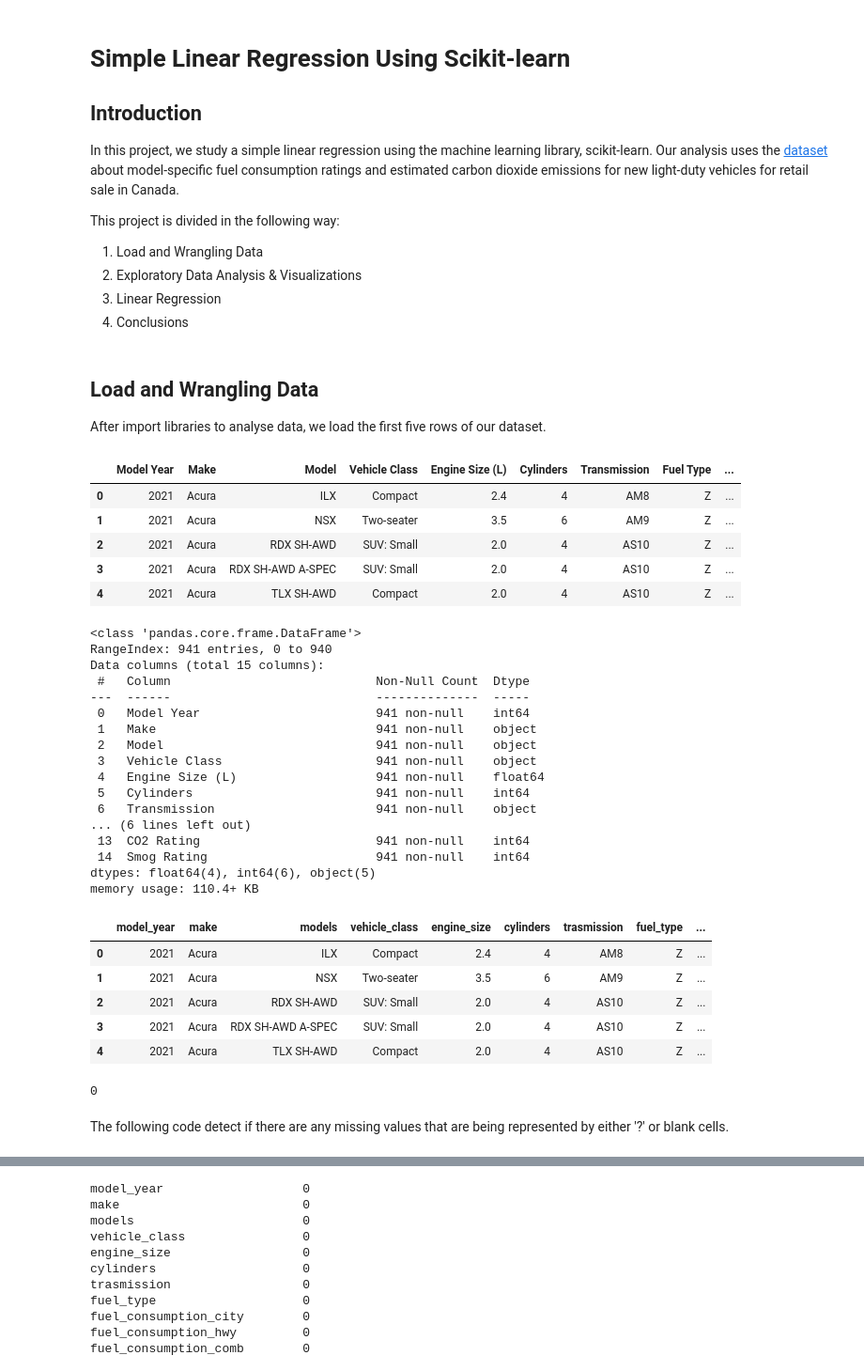
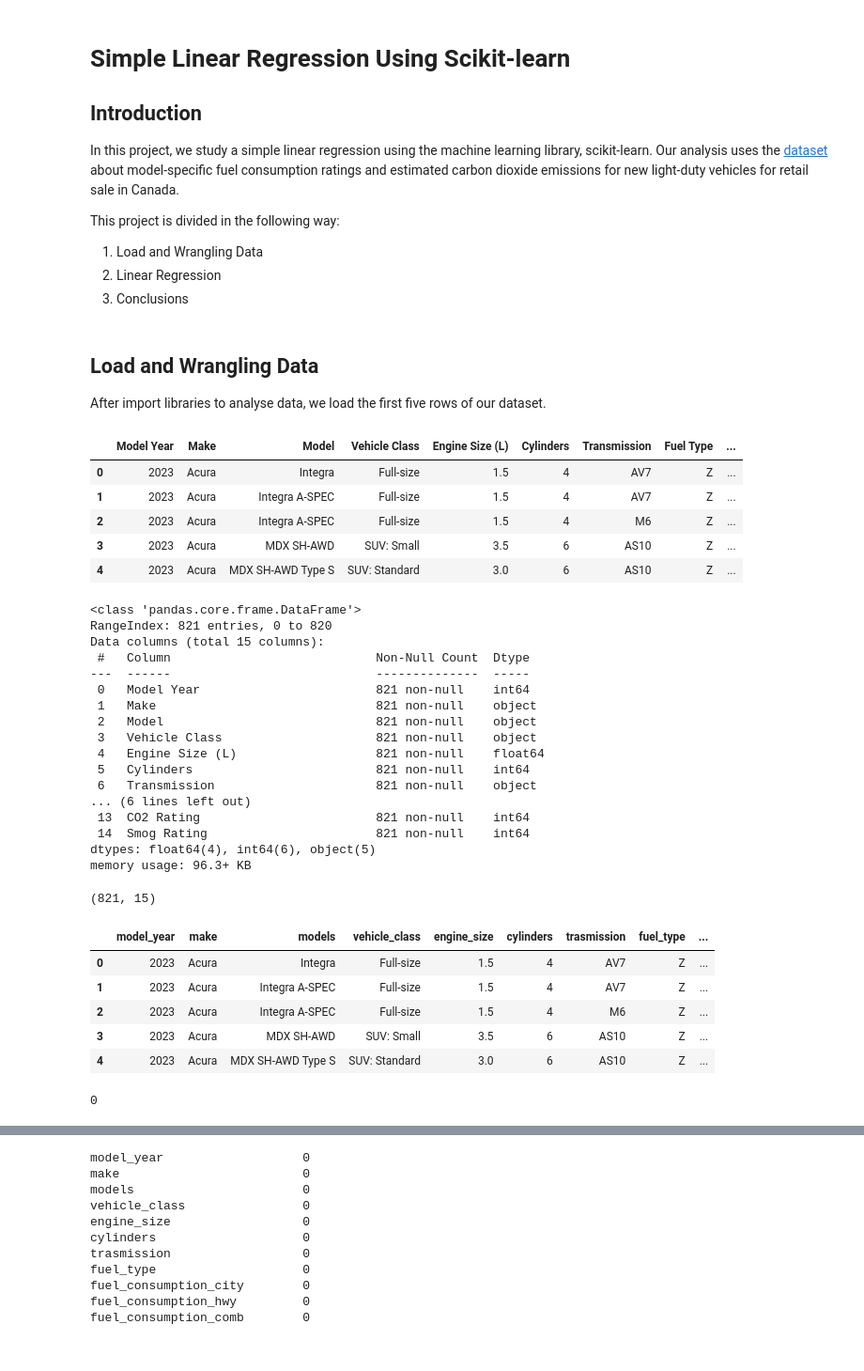
Before and after one commit to williamjouse/Linear-Regression, a Jupyter notebook: linear_regression_CO2emission.ipynb, the cells around one changed output, grey strips where cells are left out. Shown at 94% size. Cells and saved outputs as stored; diff of their text form; code cells hidden in the pictures.

```diff
--- a/linear_regression_CO2emission.ipynb
+++ b/linear_regression_CO2emission.ipynb
@@ -11,9 +11,8 @@ In this project, we study a simple linear regression using the machine learning
 This project is divided in the following way:
 
 1. Load and Wrangling Data
-2. Exploratory Data Analysis & Visualizations
-3. Linear Regression
-4. Conclusions
+2. Linear Regression
+3. Conclusions
 # %%
 # Imported some important libraries.
 import numpy as np
@@ -34,36 +33,40 @@ from scipy import stats
 After import libraries to analyse data, we load the first five rows of our dataset.
 # %%
 # Load csv file.
-data = pd.read_csv("data/MY2021_Fuel_Consumption_Ratings.csv")
+data = pd.read_csv("data/MY2023_Fuel_Consumption_Ratings.csv", skiprows=0)
 data.head(5)
 # %% [output]
 |  | Model Year | Make | Model | Vehicle Class | Engine Size (L) | Cylinders | Transmission | Fuel Type | ... |
-| 0 | 2021 | Acura | ILX | Compact | 2.4 | 4 | AM8 | Z | ... |
-| 1 | 2021 | Acura | NSX | Two-seater | 3.5 | 6 | AM9 | Z | ... |
-| 2 | 2021 | Acura | RDX SH-AWD | SUV: Small | 2.0 | 4 | AS10 | Z | ... |
-| 3 | 2021 | Acura | RDX SH-AWD A-SPEC | SUV: Small | 2.0 | 4 | AS10 | Z | ... |
-| 4 | 2021 | Acura | TLX SH-AWD | Compact | 2.0 | 4 | AS10 | Z | ... |
+| 0 | 2023 | Acura | Integra | Full-size | 1.5 | 4 | AV7 | Z | ... |
+| 1 | 2023 | Acura | Integra A-SPEC | Full-size | 1.5 | 4 | AV7 | Z | ... |
+| 2 | 2023 | Acura | Integra A-SPEC | Full-size | 1.5 | 4 | M6 | Z | ... |
+| 3 | 2023 | Acura | MDX SH-AWD | SUV: Small | 3.5 | 6 | AS10 | Z | ... |
+| 4 | 2023 | Acura | MDX SH-AWD Type S | SUV: Standard | 3.0 | 6 | AS10 | Z | ... |
 # %%
 # information about a data including the index dtype and columns, non-null values and memory usage.
 data.info()
 # %% [output]
 <class 'pandas.core.frame.DataFrame'>
-RangeIndex: 941 entries, 0 to 940
+RangeIndex: 821 entries, 0 to 820
 Data columns (total 15 columns):
  #   Column                            Non-Null Count  Dtype
 ---  ------                            --------------  -----
- 0   Model Year                        941 non-null    int64
- 1   Make                              941 non-null    object
- 2   Model                             941 non-null    object
- 3   Vehicle Class                     941 non-null    object
- 4   Engine Size (L)                   941 non-null    float64
- 5   Cylinders                         941 non-null    int64
- 6   Transmission                      941 non-null    object
+ 0   Model Year                        821 non-null    int64
+ 1   Make                              821 non-null    object
+ 2   Model                             821 non-null    object
+ 3   Vehicle Class                     821 non-null    object
+ 4   Engine Size (L)                   821 non-null    float64
+ 5   Cylinders                         821 non-null    int64
+ 6   Transmission                      821 non-null    object
 ... (6 lines left out)
- 13  CO2 Rating                        941 non-null    int64
- 14  Smog Rating                       941 non-null    int64
+ 13  CO2 Rating                        821 non-null    int64
+ 14  Smog Rating                       821 non-null    int64
 dtypes: float64(4), int64(6), object(5)
-memory usage: 110.4+ KB
+memory usage: 96.3+ KB
+# %%
+data.shape
+# %% [output]
+(821, 15)
 # %%
 # Rename columns.
 new_cols = {'Model Year': 'model_year', 'Make': 'make', 'Model': 'models', 'Vehicle Class': 'vehicle_class', 'Engine Size (L)':'engine_size',
@@ -76,15 +79,13 @@ data.rename(columns=new_cols, inplace=True)
 data.head()
 # %% [output]
 |  | model_year | make | models | vehicle_class | engine_size | cylinders | trasmission | fuel_type | ... |
-| 0 | 2021 | Acura | ILX | Compact | 2.4 | 4 | AM8 | Z | ... |
-| 1 | 2021 | Acura | NSX | Two-seater | 3.5 | 6 | AM9 | Z | ... |
-| 2 | 2021 | Acura | RDX SH-AWD | SUV: Small | 2.0 | 4 | AS10 | Z | ... |
-| 3 | 2021 | Acura | RDX SH-AWD A-SPEC | SUV: Small | 2.0 | 4 | AS10 | Z | ... |
-| 4 | 2021 | Acura | TLX SH-AWD | Compact | 2.0 | 4 | AS10 | Z | ... |
+| 0 | 2023 | Acura | Integra | Full-size | 1.5 | 4 | AV7 | Z | ... |
+| 1 | 2023 | Acura | Integra A-SPEC | Full-size | 1.5 | 4 | AV7 | Z | ... |
+| 2 | 2023 | Acura | Integra A-SPEC | Full-size | 1.5 | 4 | M6 | Z | ... |
+| 3 | 2023 | Acura | MDX SH-AWD | SUV: Small | 3.5 | 6 | AS10 | Z | ... |
+| 4 | 2023 | Acura | MDX SH-AWD Type S | SUV: Standard | 3.0 | 6 | AS10 | Z | ... |
 # %%
 # Check for duplicates.
 data.duplicated().sum()
 # %% [output]
 0
-# %% [markdown]
-The following code detect if there are any missing values that are being represented by either '?' or blank cells.
```
Also changed, not shown: parts of 23 cells of this notebook, 5 other files.
